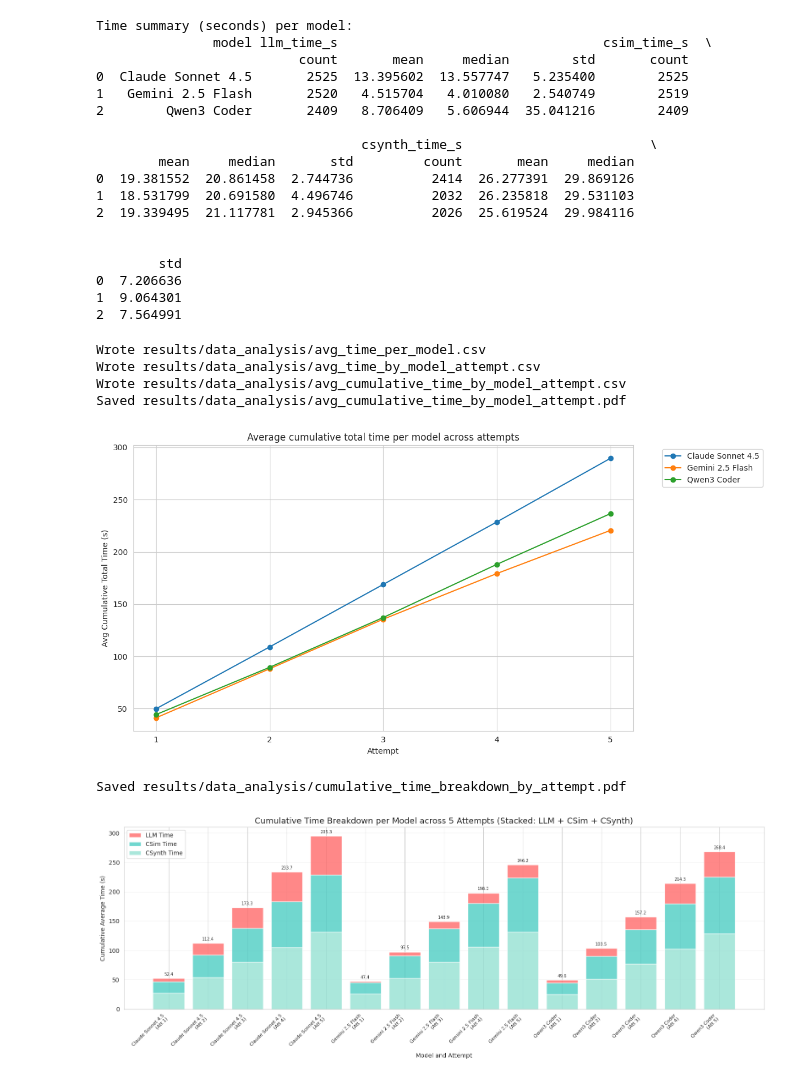
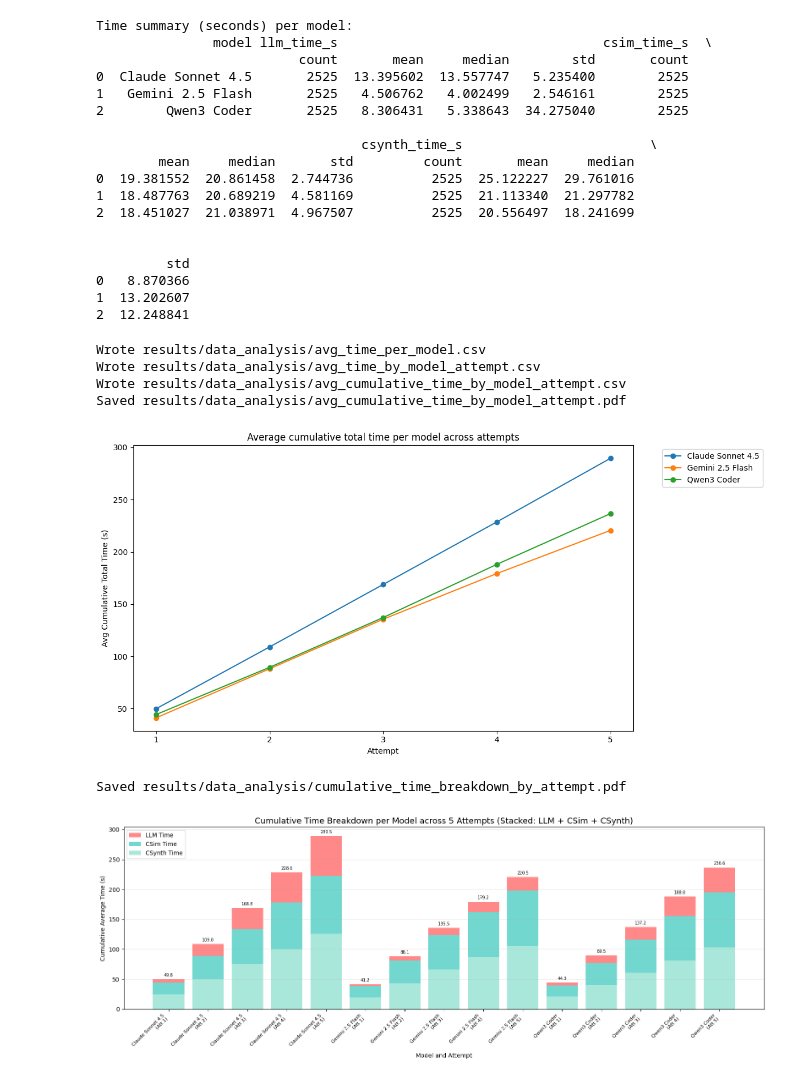
Before and after one commit to byuccl/HLS-FAB, a Jupyter notebook: results/data_analysis/time_analysis.ipynb, the cells around one changed output. Saved outputs shown, nothing was run; the diff lists cells and outputs as text; code cells hidden in the pictures.

Commit message:
Adding all the data analysis figures and scripts

```diff
--- a/results/data_analysis/time_analysis.ipynb
+++ b/results/data_analysis/time_analysis.ipynb
@@ -49,12 +49,12 @@ print(df_vitis)
 # %%
 # Parse time columns (h:mm:s.ssss), compute stats, and plot/save figures
 def time_to_seconds(t):
-	"""Convert a time string like H:MM:SS.ssss or M:SS.ssss to seconds. Empty -> NaN."""
+	"""Convert a time string like H:MM:SS.ssss or M:SS.ssss to seconds. Empty -> 0."""
 	if pd.isna(t):
-		return np.nan
+		return 0
 	s = str(t).strip()
 	if s == "":
-		return np.nan
+		return 0
 	try:
 		parts = s.split(":")
 		# seconds (may contain fractional part)
@@ -92,20 +92,20 @@ Time summary (seconds) per model:
                model llm_time_s                                  csim_time_s  \
                           count       mean     median        std       count
 0  Claude Sonnet 4.5       2525  13.395602  13.557747   5.235400        2525
-1   Gemini 2.5 Flash       2520   4.515704   4.010080   2.540749        2519
-2        Qwen3 Coder       2409   8.706409   5.606944  35.041216        2409
+1   Gemini 2.5 Flash       2525   4.506762   4.002499   2.546161        2525
+2        Qwen3 Coder       2525   8.306431   5.338643  34.275040        2525
 
                                   csynth_time_s                        \
         mean     median       std         count       mean     median
-0  19.381552  20.861458  2.744736          2414  26.277391  29.869126
-1  18.531799  20.691580  4.496746          2032  26.235818  29.531103
-2  19.339495  21.117781  2.945366          2026  25.619524  29.984116
+0  19.381552  20.861458  2.744736          2525  25.122227  29.761016
+1  18.487763  20.689219  4.581169          2525  21.113340  21.297782
+2  18.451027  21.038971  4.967507          2525  20.556497  18.241699
 
 
-        std
-0  7.206636
-1  9.064301
-2  7.564991
+         std
+0   8.870366
+1  13.202607
+2  12.248841
 # %%
 # Making the graph with the attempts separated and with dashed LInes and then the Cummulative on top
 # Distinct colors for each trial using different colormaps
@@ -140,46 +140,46 @@ avg_model_time = avg_model_time.rename(columns={
     'total_time_s':'avg_total_s',
     'cumulative_total_time_s':'avg_cumulative_total_s'
 })
-avg_model_time.to_csv('avg_time_per_model.csv', index=False)
+# avg_model_time.to_csv('avg_time_per_model.csv', index=False)
 print('Wrote results/data_analysis/avg_time_per_model.csv')
 
 # Average time per model for each attempt (1..5)
 if 'attempt' in df_vitis.columns:
     avg_by_model_attempt = df_vitis.groupby(['model','attempt'])[['llm_time_s','csim_time_s','csynth_time_s','total_time_s','cumulative_total_time_s']].mean().reset_index()
-    avg_by_model_attempt.to_csv('avg_time_by_model_attempt.csv', index=False)
+    # avg_by_model_attempt.to_csv('avg_time_by_model_attempt.csv', index=False)
     print('Wrote results/data_analysis/avg_time_by_model_attempt.csv')
 
     # Also save average cumulative time per model/attempt
     avg_cum_by_model_attempt = avg_by_model_attempt[['model','attempt','cumulative_total_time_s']].rename(columns={'cumulative_total_time_s':'avg_cum_total_s'})
-    avg_cum_by_model_attempt.to_csv('avg_cumulative_time_by_model_attempt.csv', index=False)
+    # avg_cum_by_model_attempt.to_csv('avg_cumulative_time_by_model_attempt.csv', index=False)
     print('Wrote results/data_analysis/avg_cumulative_time_by_model_attempt.csv')
 
     # Pivot cumulative total for plotting attempts (rows=attempt, cols=models)
     pivot_cum = avg_cum_by_model_attempt.pivot(index='attempt', columns='model', values='avg_cum_total_s')
     fig, ax = plt.subplots(figsize=(12,6))
     for model in pivot_cum.columns:
         ax.plot(pivot_cum.index, pivot_cum[model], marker='o', label=model)
     ax.set_xlabel('Attempt')
     ax.set_ylabel('Avg Cumulative Total Time (s)')
     ax.set_title('Average cumulative total time per model across attempts')
     ax.legend(bbox_to_anchor=(1.05,1), loc='upper left')
     # Ensure attempts appear in order
     try:
         ax.set_xticks(sorted(df_vitis['attempt'].dropna().unique()))
     except Exception:
         pass
     plt.tight_layout()
-    fig.savefig('avg_cumulative_time_by_model_attempt.pdf', bbox_inches='tight')
+    # fig.savefig('avg_cumulative_time_by_model_attempt.pdf', bbox_inches='tight')
     print('Saved results/data_analysis/avg_cumulative_time_by_model_attempt.pdf')
     plt.show()
 else:
     print('Column "attempt" not found in df_vitis; skipping per-attempt aggregation/plot')
 # %% [output]
 Wrote results/data_analysis/avg_time_per_model.csv
 Wrote results/data_analysis/avg_time_by_model_attempt.csv
 Wrote results/data_analysis/avg_cumulative_time_by_model_attempt.csv
 Saved results/data_analysis/avg_cumulative_time_by_model_attempt.pdf
-[figure, old version]
+[figure, new version]
 # %%
 
 # --- CUMULATIVE TIME BREAKDOWN: stacked bars showing cumulative totals across attempts ---
@@ -276,4 +276,4 @@ print(f'Saved {out_path}')
 plt.show()
 # %% [output]
 Saved results/data_analysis/cumulative_time_breakdown_by_attempt.pdf
-[figure, old version]
+[figure, new version]
```
Also changed, not shown: parts of 2 cells of this notebook, 25 other files.
